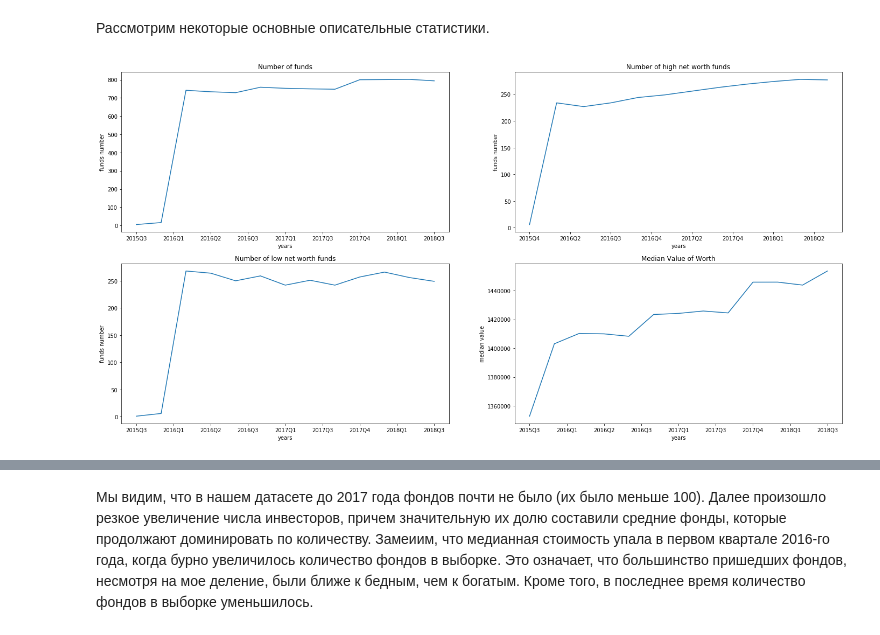
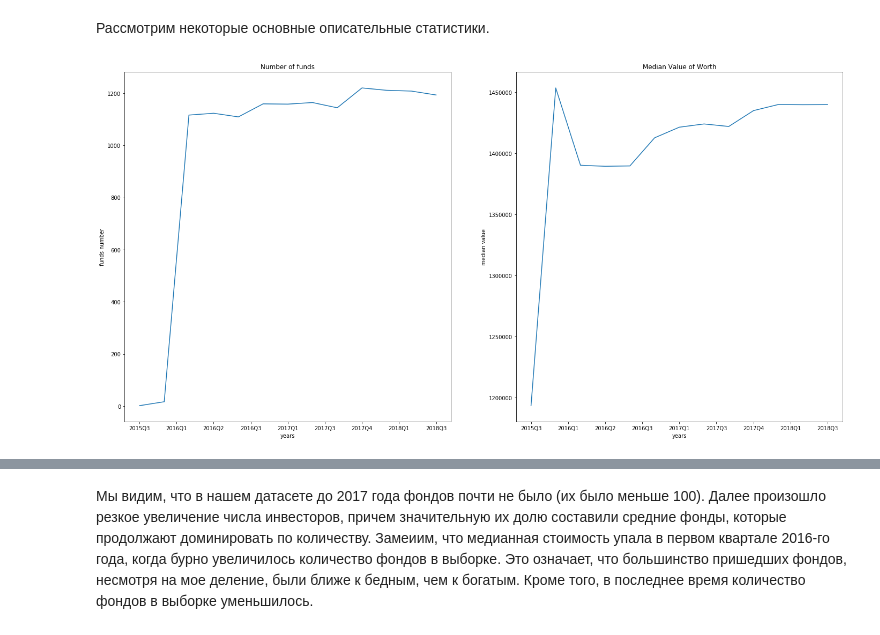
Before and after one commit to romankop/Coursework-3rd-Year, a Jupyter notebook: F13 Data.ipynb, the cells around one changed output, grey strips where cells are left out. Cells and saved outputs as stored; diff of their text form; code cells hidden in the pictures.

```diff
--- a/F13 Data.ipynb
+++ b/F13 Data.ipynb
@@ -230,3 +232,5 @@ amends[amends.shares < 0].shape[0]
 In [5] used 19.1016 MiB RAM in 0.44s, peaked 0.00 MiB above current, total RAM usage 462.99 MiB
 # %% [markdown]
 Так как в моих данных одной комбинации "Период - Тикер - Фонд" может соответствовать несколько наблюдений, как для основного отчета, так и для поправок, и эти наблюдения в отчете и поправках могут не совпадать, то я посчитаю суммы по комбинациям выше и типам отчета. Кроме того, так как фонды могут загружать основные отчеты и поправки в разное время, то я возьму тот тип отчета, который был загружен последним для каждой комбинации.
+# %%
+df = df[df.cik.isin(np.random.choice(df.cik.unique(), 1_500, replace=False))]
@@ -259,15 +276,14 @@ print(str(round(data[~data.ticker.isna()].shape[0] / data.shape[0] * 100, 3)) +
 # %%
 %%time
 
-not_in_df = df.pivot(index='period', columns=['cik', 'ticker_id'], values='shares') \
-                                .isna().unstack().reset_index(name='nid')
-
-not_in_df = not_in_df[not_in_df.nid]
-
-df = df.merge(not_in_df, on=['cik', 'ticker_id', 'period'], how='outer', suffixes=(False, False))
+df = df.merge(not_observed, on=['cik', 'ticker_id', 'period'], how='outer', suffixes=(False, False))
+del not_observed
 
 df['_object'] = df.cik.apply(str) + '_' + df.ticker_id.apply(str) + '_' + df.period.apply(str)
 
 df['shares'] = df.shares.fillna(0)
 df['market_value'] = df.market_value.fillna(0)
+
+# Сортирую данные
+df = df.sort_values(by=['ticker_id', 'cik', 'period'])
 # %% [output]
@@ -290,0 +292,6 @@ In [16] used 326.3398 MiB RAM in 2.19s, peaked 37.09 MiB above current, total RA
+# %%
+# копирую датасет для возможности бэк-апа
+final_df = df.copy(deep=True)
+
+print(str(final_df.shape[0]) + ' observations for ' + str(final_df.cik.nunique()) + ' funds, '
+      + str(final_df.ticker_id.nunique()) + ' tickers and ' + str(final_df.period.nunique()) + ' periods!')
@@ -312,31 +322,19 @@ In [18] used 4.0547 MiB RAM in 0.21s, peaked 0.00 MiB above current, total RAM u
 # %% [markdown]
 Рассмотрим некоторые основные описательные статистики.
 # %%
-fig, axs = pl.subplots(2, 2, figsize=(24, 12));
+fig, axs = pl.subplots(1, 2, figsize=(24, 12));
 
 plot_data = funds_value.groupby('period')['cik'].nunique()
-axs[0, 0].plot(plot_data.index.to_series().astype(str), plot_data.values);
-axs[0, 0].set_title('Number of funds');
-axs[0, 0].set(xlabel='years', ylabel='funds number');
+axs[0].plot(plot_data.index.to_series().astype(str), plot_data.values);
+axs[0].set_title('Number of funds');
+axs[0].set(xlabel='years', ylabel='funds number');
 # axs[0, 0].tick_params(axis='x', labelsize=8);
-axs[0, 0].xaxis.set_major_locator(pl.MaxNLocator(10));
-
-plot_data = funds_value[funds_value.market_value > high_value].groupby('period')['cik'].nunique()
-axs[0, 1].plot(plot_data.index.to_series().astype(str), plot_data.values);
-axs[0, 1].set_title('Number of high net worth funds');
-axs[0, 1].set(xlabel='years', ylabel='funds number');
-axs[0, 1].xaxis.set_major_locator(pl.MaxNLocator(10));
-
-plot_data = funds_value[funds_value.market_value < low_value].groupby('period')['cik'].nunique()
-axs[1, 0].plot(plot_data.index.to_series().astype(str), plot_data.values);
-axs[1, 0].set_title('Number of low net worth funds');
-axs[1, 0].set(xlabel='years', ylabel='funds number');
-axs[1, 0].xaxis.set_major_locator(pl.MaxNLocator(10));
+axs[0].xaxis.set_major_locator(pl.MaxNLocator(10));
 
 plot_data = funds_value.groupby('period')['cik'].median()
-axs[1, 1].plot(plot_data.index.to_series().astype(str), plot_data.values);
-axs[1, 1].set_title('Median Value of Worth');
-axs[1, 1].set(xlabel='years', ylabel='median value');
-axs[1, 1].xaxis.set_major_locator(pl.MaxNLocator(10));
+axs[1].plot(plot_data.index.to_series().astype(str), plot_data.values);
+axs[1].set_title('Median Value of Worth');
+axs[1].set(xlabel='years', ylabel='median value');
+axs[1].xaxis.set_major_locator(pl.MaxNLocator(10));
 # %% [output]
-[figure, old version]
+[figure, new version]
```
Also changed, not shown: parts of 132 cells of this notebook.
